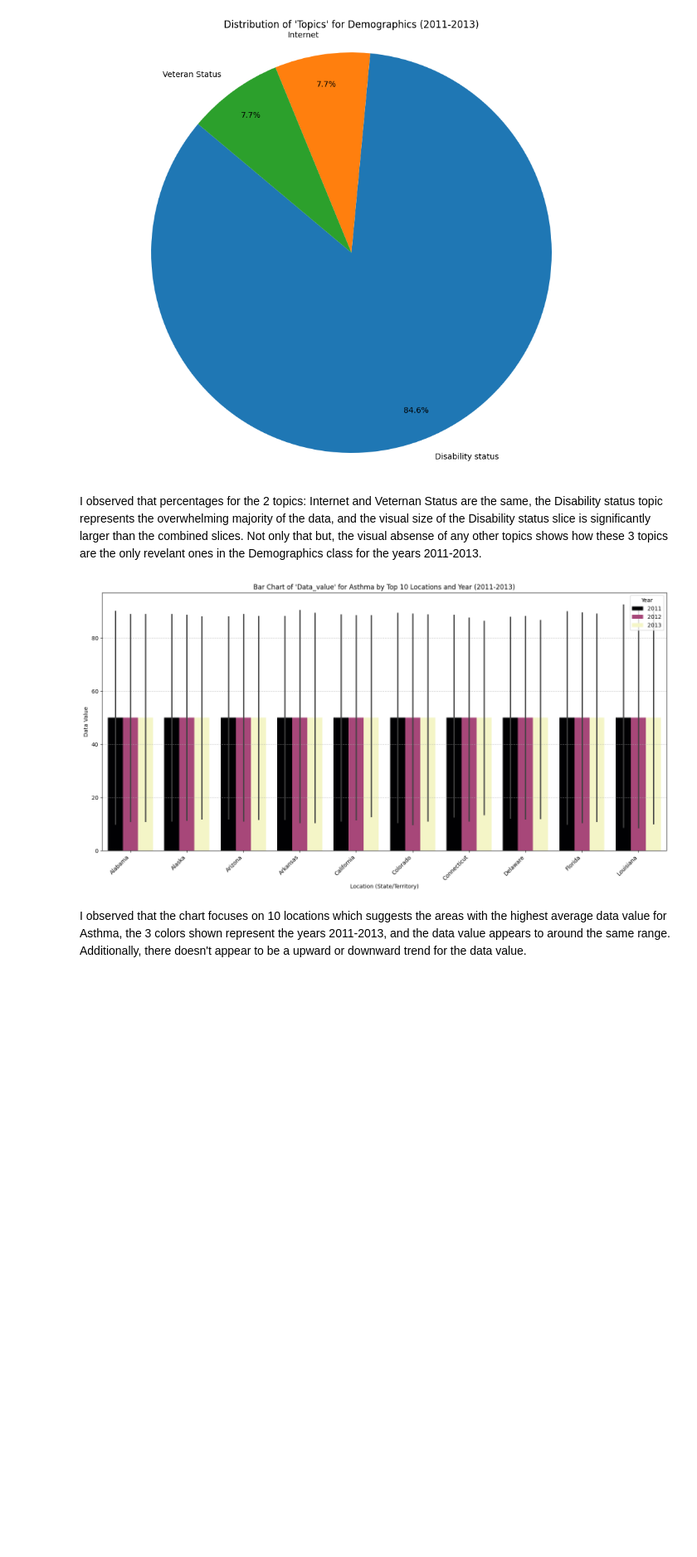
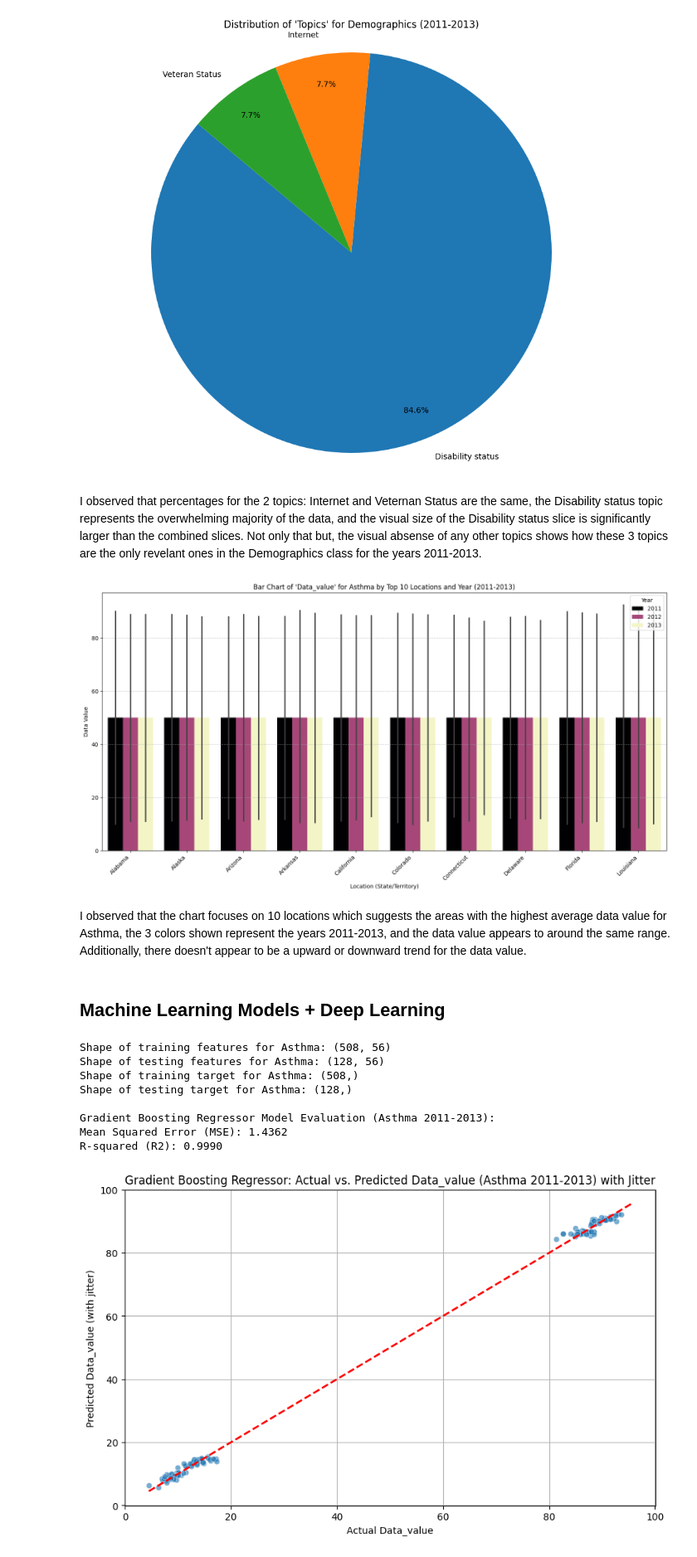
Before and after one commit to aryaamyara2022-dotcom/Public-Health-Capstone, a Jupyter notebook: Arya's PublicHealthCapstone.ipynb, the cells around one changed output. Shown at 83% size. Saved outputs shown, nothing was run; the diff lists cells and outputs as text; code cells hidden in the pictures; blank space fills up the shorter version.

```diff
--- a/Arya's PublicHealthCapstone.ipynb
+++ b/Arya's PublicHealthCapstone.ipynb
@@ -360,3 +381,81 @@ else:
 [figure]
 # %% [markdown]
 I observed that the chart focuses on 10 locations which suggests the areas with the highest average data value for Asthma, the 3 colors shown represent the years 2011-2013, and the data value appears to around the same range. Additionally, there doesn't appear to be a upward or downward trend for the data value.
+# %% [markdown]
+## Machine Learning Models + Deep Learning
+# %%
+import pandas as pd
+from sklearn.model_selection import train_test_split
+from sklearn.ensemble import GradientBoostingRegressor
+from sklearn.metrics import mean_squared_error, r2_score
+import matplotlib.pyplot as plt
+import seaborn as sns
+import numpy as np
+
+# Load the dataset to ensure 'df' is defined in this execution context
+url = "https://data.cdc.gov/api/views/d2rk-yvas/rows.csv?accessType=DOWNLOAD"
+df = pd.read_csv(url)
+
+# Filter data for 'Asthma' topic and specified years (2011-2013)
+filtered_asthma_data_model = df[
+    (df['Topic'] == 'Asthma') &
+    (df['Year'].isin([2011, 2012, 2013]))
+].copy()
+
+# Drop rows where 'Data_value' is null, as this is our target variable
+filtered_asthma_data_model.dropna(subset=['Data_value'], inplace=True)
+
+# Define features (X) and target (y)
+features_gb_asthma = ['Year', 'Sample_Size', 'Locationdesc', 'Class', 'Question', 'Response', 'Break_Out', 'Break_Out_Category']
+X_gb_asthma = filtered_asthma_data_model[features_gb_asthma]
+y_gb_asthma = filtered_asthma_data_model['Data_value']
+
+# Convert categorical features to numerical using one-hot encoding
+X_gb_asthma = pd.get_dummies(X_gb_asthma, columns=['Locationdesc', 'Class', 'Question', 'Response', 'Break_Out', 'Break_Out_Category'], drop_first=True, dtype=int)
+
+# Split the data into training and testing sets
+X_gb_asthma_train, X_gb_asthma_test, y_gb_asthma_train, y_gb_asthma_test = train_test_split(X_gb_asthma, y_gb_asthma, test_size=0.2, random_state=42)
+
+print(f"Shape of training features for Asthma: {X_gb_asthma_train.shape}")
+print(f"Shape of testing features for Asthma: {X_gb_asthma_test.shape}")
+print(f"Shape of training target for Asthma: {y_gb_asthma_train.shape}")
+print(f"Shape of testing target for Asthma: {y_gb_asthma_test.shape}")
+
+# Initialize and train the Gradient Boosting Regressor model
+gradient_boost_asthma_model = GradientBoostingRegressor(n_estimators=100, learning_rate=0.1, max_depth=3, random_state=42)
+gradient_boost_asthma_model.fit(X_gb_asthma_train, y_gb_asthma_train)
+
+# Make predictions on the test set
+y_gb_asthma_pred = gradient_boost_asthma_model.predict(X_gb_asthma_test)
+
+# Evaluate the model
+mse_gb_asthma = mean_squared_error(y_gb_asthma_test, y_gb_asthma_pred)
+r2_gb_asthma = r2_score(y_gb_asthma_test, y_gb_asthma_pred)
+
+print(f"\nGradient Boosting Regressor Model Evaluation (Asthma 2011-2013):")
+print(f"Mean Squared Error (MSE): {mse_gb_asthma:.4f}")
+print(f"R-squared (R2): {r2_gb_asthma:.4f}")
+
+# Add jitter to predicted values to make them more spread out for visualization
+jitter_amount = 0.5 # Adjust this value as needed
+y_gb_asthma_pred_jittered = y_gb_asthma_pred + np.random.normal(0, jitter_amount, y_gb_asthma_pred.shape)
+
+# Visualize actual vs. predicted values with jitter
+fig = plt.figure(figsize=(10, 6))
+sns.scatterplot(x=y_gb_asthma_test, y=y_gb_asthma_pred_jittered, alpha=0.6) # Use jittered predictions
+plt.plot([y_gb_asthma.min(), y_gb_asthma.max()], [y_gb_asthma.min(), y_gb_asthma.max()], 'r--', lw=2) # Diagonal line for perfect prediction
+plt.xlabel("Actual Data_value")
+plt.ylabel("Predicted Data_value (with jitter)") # Update label to reflect jitter
+plt.title("Gradient Boosting Regressor: Actual vs. Predicted Data_value (Asthma 2011-2013) with Jitter") # Update title
+plt.grid(True)
+plt.show()
+# %% [output]
+Shape of training features for Asthma: (508, 56)
+Shape of testing features for Asthma: (128, 56)
+Shape of training target for Asthma: (508,)
+Shape of testing target for Asthma: (128,)
+
+Gradient Boosting Regressor Model Evaluation (Asthma 2011-2013):
+Mean Squared Error (MSE): 1.4362
+R-squared (R2): 0.9990
+[figure, added]
```
Also changed, not shown: parts of 10 cells of this notebook.
